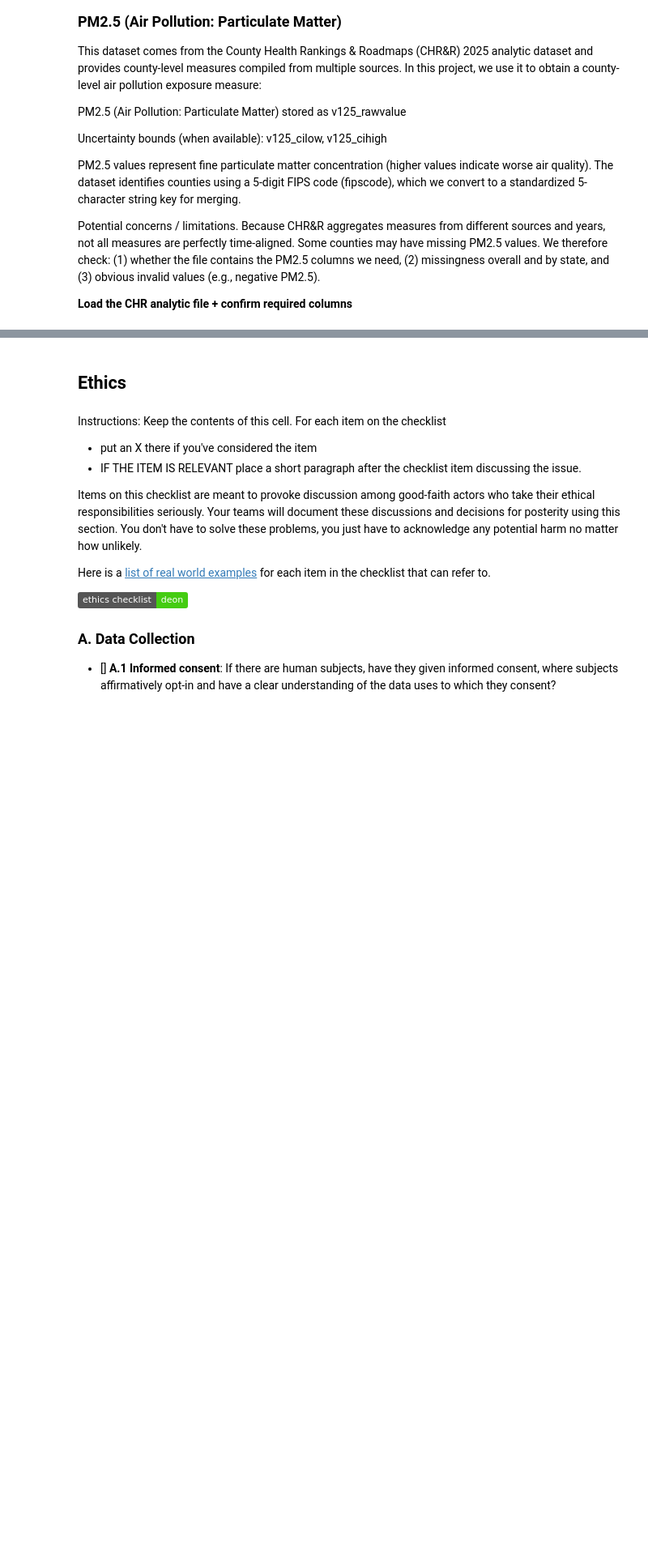
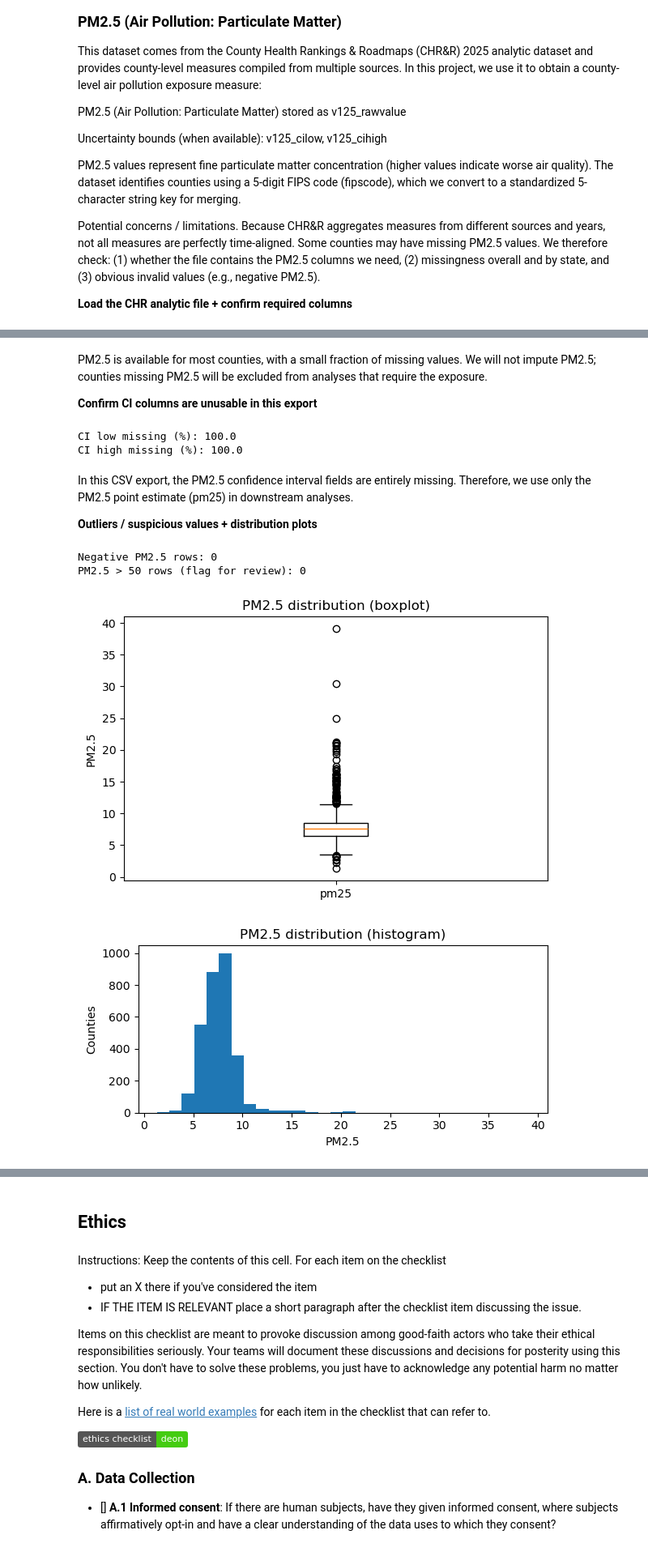
Before and after one commit to COGS108/Group142_WI26, a Jupyter notebook: 01-DataCheckpoint.ipynb, the cells around one changed output, grey strips where cells are left out. Shown at 81% size. Cells and saved outputs as stored; diff of their text form; code cells hidden in the pictures; badges without logos; blank space fills up the shorter version.

```diff
--- a/01-DataCheckpoint.ipynb
+++ b/01-DataCheckpoint.ipynb
@@ -378,0 +436,43 @@ AssertionError: Missing required columns ['fipscode', 'v125_rawvalue', 'v125_cil
+# %% [markdown]
+PM2.5 is available for most counties, with a small fraction of missing values. We will not impute PM2.5; counties missing PM2.5 will be excluded from analyses that require the exposure.
+
+**Confirm CI columns are unusable in this export**
+# %%
+ci_missing_low = pd.to_numeric(pm["pm25_ci_low"], errors="coerce").isna().mean()
+ci_missing_high = pd.to_numeric(pm["pm25_ci_high"], errors="coerce").isna().mean()
+
+print("CI low missing (%):", round(ci_missing_low * 100, 3))
+print("CI high missing (%):", round(ci_missing_high * 100, 3))
+# %% [output]
+CI low missing (%): 100.0
+CI high missing (%): 100.0
+# %% [markdown]
+In this CSV export, the PM2.5 confidence interval fields are entirely missing. Therefore, we use only the PM2.5 point estimate (pm25) in downstream analyses.
+
+**Outliers / suspicious values + distribution plots**
+# %%
+neg = pm.dropna(subset=["pm25"]).query("pm25 < 0")
+print("Negative PM2.5 rows:", neg.shape[0])
+
+high = pm.dropna(subset=["pm25"]).query("pm25 > 50")
+print("PM2.5 > 50 rows (flag for review):", high.shape[0])
+
+plt.figure(figsize=(6,4))
+plt.boxplot(pm["pm25"].dropna(), labels=["pm25"])
+plt.title("PM2.5 distribution (boxplot)")
+plt.ylabel("PM2.5")
+plt.tight_layout()
+plt.show()
+
+plt.figure(figsize=(6,3))
+plt.hist(pm["pm25"].dropna(), bins=30)
+plt.title("PM2.5 distribution (histogram)")
+plt.xlabel("PM2.5")
+plt.ylabel("Counties")
+plt.tight_layout()
+plt.show()
+# %% [output]
+Negative PM2.5 rows: 0
+PM2.5 > 50 rows (flag for review): 0
+[figure, added]
+[figure, added]
```
Also changed, not shown: parts of 27 cells of this notebook.
